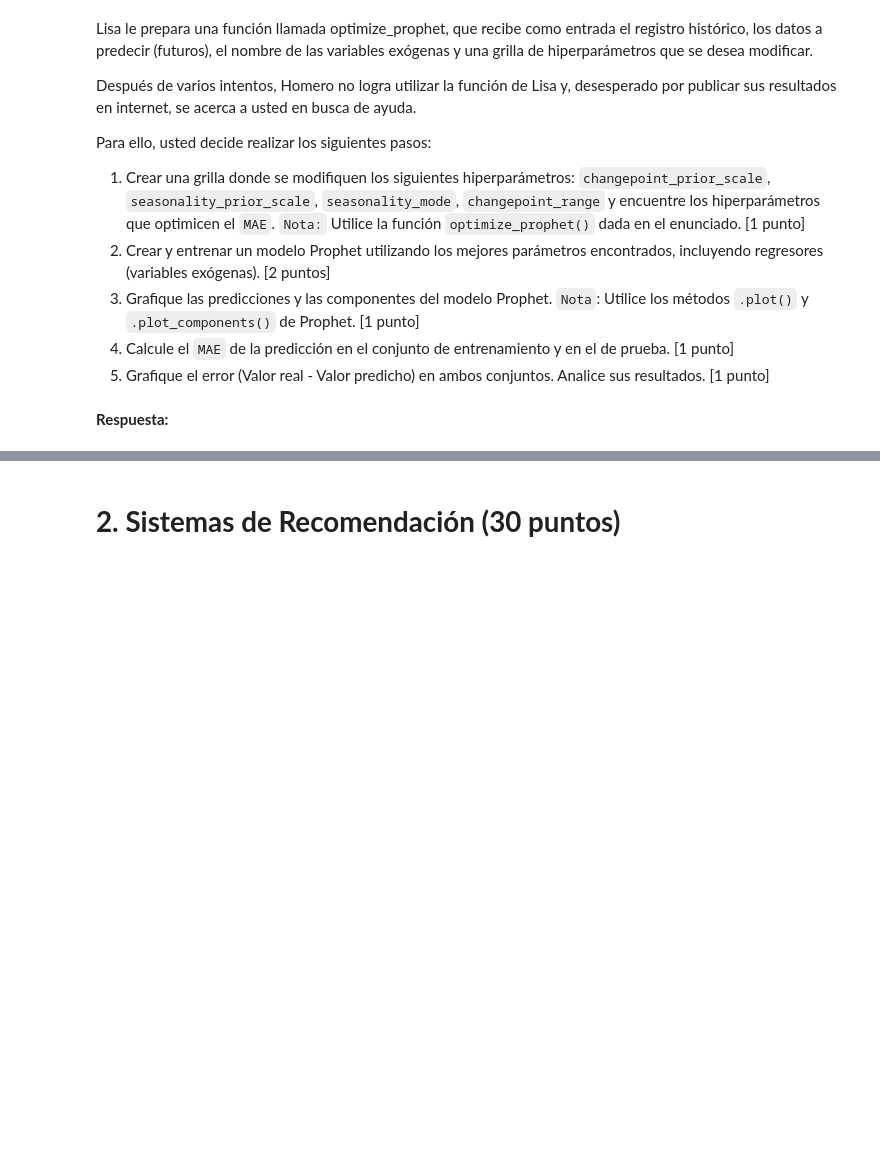
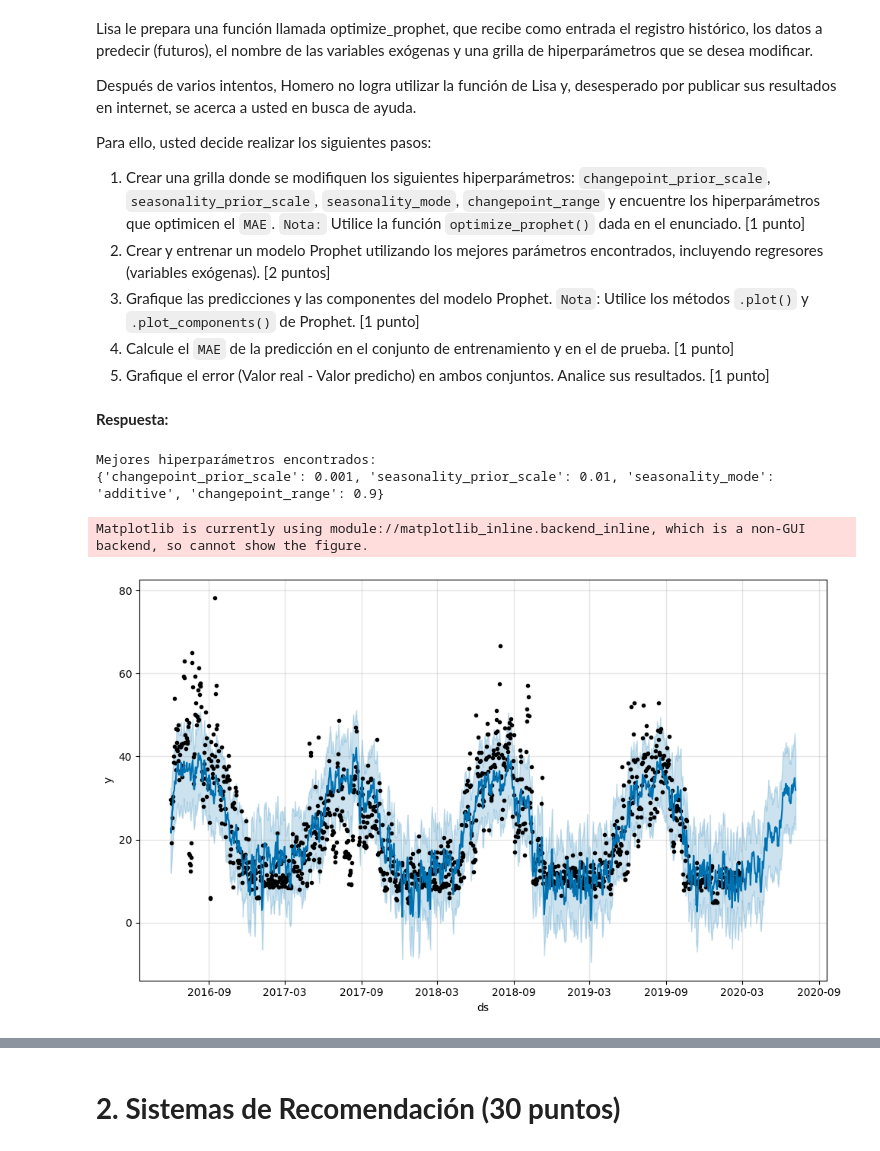
Before and after one commit to MartinTorricoP/Laboratorios_MDS7202, a Jupyter notebook: Lab8_-_Forecasting_y_sistema_de_recomendacion/Lab_8_MT_AT.ipynb, the cells around one changed output, grey strips where cells are left out. Drawn from its saved outputs; the diff is of its cells as text; code cells hidden in the pictures; blank space fills up the shorter version.

```diff
--- a/Lab8_-_Forecasting_y_sistema_de_recomendacion/Lab_8_MT_AT.ipynb
+++ b/Lab8_-_Forecasting_y_sistema_de_recomendacion/Lab_8_MT_AT.ipynb
@@ -893,0 +881,57 @@ def optimize_prophet(df, df_to_pred, features, param_grid ):
+# %%
+#1
+
+# Definir la grilla de hiperparámetros
+param_grid = {
+    'changepoint_prior_scale': [0.001, 0.01, 0.1, 0.5, 1.0],
+    'seasonality_prior_scale': [0.01, 0.1, 1.0, 10.0],
+    'seasonality_mode': ['additive', 'multiplicative'],
+    'changepoint_range': [0.8, 0.9, 0.95]
+}
+
+
+features = ['Temp_avg', 'Hum_avg', 'Wind_avg', 'Temp_avg_lag_1', 'Temp_avg_rolling_3',
+            'Hum_avg_lag_1', 'Hum_avg_rolling_3', 'Wind_avg_lag_1', 'Wind_avg_rolling_3']
+
+
+# Aplicar la optimización
+tuning_results, best_params = optimize_prophet(train_merged_lagged, test_merged_lagged, features, param_grid)
+
+# Mostrar los mejores parámetros encontrados
+print("Mejores hiperparámetros encontrados:")
+print(best_params)
+# %% [output]
+Mejores hiperparámetros encontrados:
+{'changepoint_prior_scale': 0.001, 'seasonality_prior_scale': 0.01, 'seasonality_mode': 'additive', 'changepoint_range': 0.9}
+# %%
+# 2
+m_optimized = Prophet(**best_params)
+
+regressors = ['Temp_avg', 'Hum_avg', 'Wind_avg', 'Temp_avg_lag_1', 'Temp_avg_rolling_3',
+              'Hum_avg_lag_1', 'Hum_avg_rolling_3', 'Wind_avg_lag_1', 'Wind_avg_rolling_3']
+
+for regressor in regressors:
+    m_optimized.add_regressor(regressor)
+
+# Entrenar el modelo
+m_optimized.fit(train_merged_lagged)
+
+# Predecir sobre el conjunto de test
+X_test_lagged = col_transformer.transform(test_merged[['Temp_avg', 'Hum_avg', 'Wind_avg']])
+X_test_lagged_df = pd.DataFrame(X_test_lagged, columns=['Temp_avg_lag_1', 'Temp_avg_rolling_3',
+                                                        'Hum_avg_lag_1', 'Hum_avg_rolling_3',
+                                                        'Wind_avg_lag_1', 'Wind_avg_rolling_3'],
+                                                        index=test_merged.index)
+
+test_merged_lagged = pd.concat([test_merged, X_test_lagged_df], axis=1)
+merged_lagged = pd.concat([train_merged_lagged, test_merged_lagged], axis=0).reset_index(drop=True)
+
+# Predecir
+forecast_optimized = m_optimized.predict(merged_lagged.drop(columns=['y']))
+# %%
+# 3
+fig7 = m_optimized.plot(forecast_optimized)
+fig7.show()
+# %% [output]
+Matplotlib is currently using module://matplotlib_inline.backend_inline, which is a non-GUI backend, so cannot show the figure.
+[figure, added]
```
Also changed, not shown: parts of 30 cells of this notebook.
